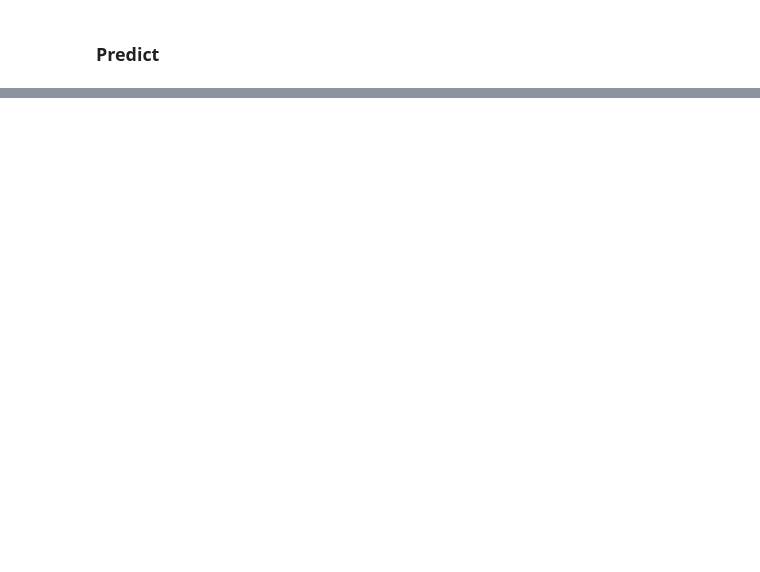
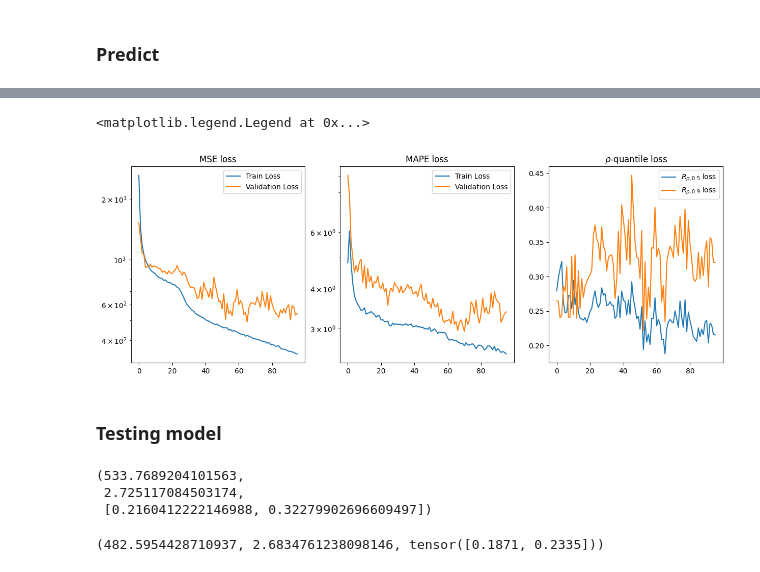
Before and after one commit to FinnAlberts/attention_analysis, a Jupyter notebook: notebooks/Simplex_attn_experiments/simplex_attention_decoder_only_experiments.ipynb, the cells around one changed output, grey strips where cells are left out. Drawn from its saved outputs; the diff is of its cells as text; code cells hidden in the pictures; blank space fills up the shorter version.

```diff
--- a/notebooks/Simplex_attn_experiments/simplex_attention_decoder_only_experiments.ipynb
+++ b/notebooks/Simplex_attn_experiments/simplex_attention_decoder_only_experiments.ipynb
@@ -226,0 +277,16 @@ plt.legend()
+# %%
+for epoch in range(EPOCHS):
+
+    train_loss, train_mape_loss = train_step_dec_only(model, criterion, train_dl, optimizer, dataset.mask, 0, device)
+    train_history.append([train_loss, train_mape_loss])
+
+    val_loss, val_mape_loss, r_ps = val_step_dec_only(model, criterion, val_dl, ps, dataset.mask, 0, device)
+    val_history.append([val_loss, val_mape_loss])
+    R_ps.append(r_ps.tolist())
+    R_ps_formatted = [f"{rp:.4f}" for rp in R_ps[-1]]
+
+    scheduler.step()
+    print(f"{epoch=}\t{train_loss=:.4f}\t{val_loss=:.4f}\t{train_mape_loss=:.4f}\t{val_mape_loss=:.4f}\tR_p={R_ps_formatted}")
+
+    ES(val_loss, model)
+    if ES.early_stop: break
@@ -226,0 +311,40 @@ plt.legend()
+# %%
+tensor_train_history = torch.tensor(train_history)
+tensor_val_history = torch.tensor(val_history)
+
+fig, (ax1, ax2, ax3) = plt.subplots(1, 3, figsize=(15, 5))
+
+ax1.set_yscale('log')
+ax1.plot(tensor_train_history[:, 0], label="Train Loss")
+ax1.plot(tensor_val_history[:, 0], label="Validation Loss")
+ax1.set_title("MSE loss")
+ax1.legend()
+
+ax2.set_yscale('log')
+ax2.plot(tensor_train_history[:, 1], label="Train Loss")
+ax2.plot(tensor_val_history[:, 1], label="Validation Loss")
+ax2.set_title("MAPE loss")
+ax2.legend()
+
+ax3.plot(R_ps, label=[r"$R_{\rho, 0.5}$ loss", r"$R_{\rho, 0.9}$ loss"])
+ax3.set_title(r"$\rho$-quantile loss")
+ax3.legend()
+# %% [output]
+<matplotlib.legend.Legend at 0x...>
+[figure, added]
+# %% [markdown]
+### Testing model
+# %%
+test_loss, test_mape_loss, r_ps = val_step_dec_only(model, criterion, test_dl, ps, dataset.mask, 0, device)
+
+test_loss, test_mape_loss, r_ps.tolist()
+# %% [output]
+(533.7689204101563,
+ 2.725117084503174,
+ [0.2160412222146988, 0.32279902696609497])
+# %%
+best_test_loss, best_test_mape_loss, best_r_ps = val_step_dec_only(best_model, criterion, test_dl, ps, dataset.mask, 0, device)
+
+best_test_loss, best_test_mape_loss, best_r_ps
+# %% [output]
+(482.5954428710937, 2.6834761238098146, tensor([0.1871, 0.2335]))
```
Also changed, not shown: parts of 48 cells of this notebook.
